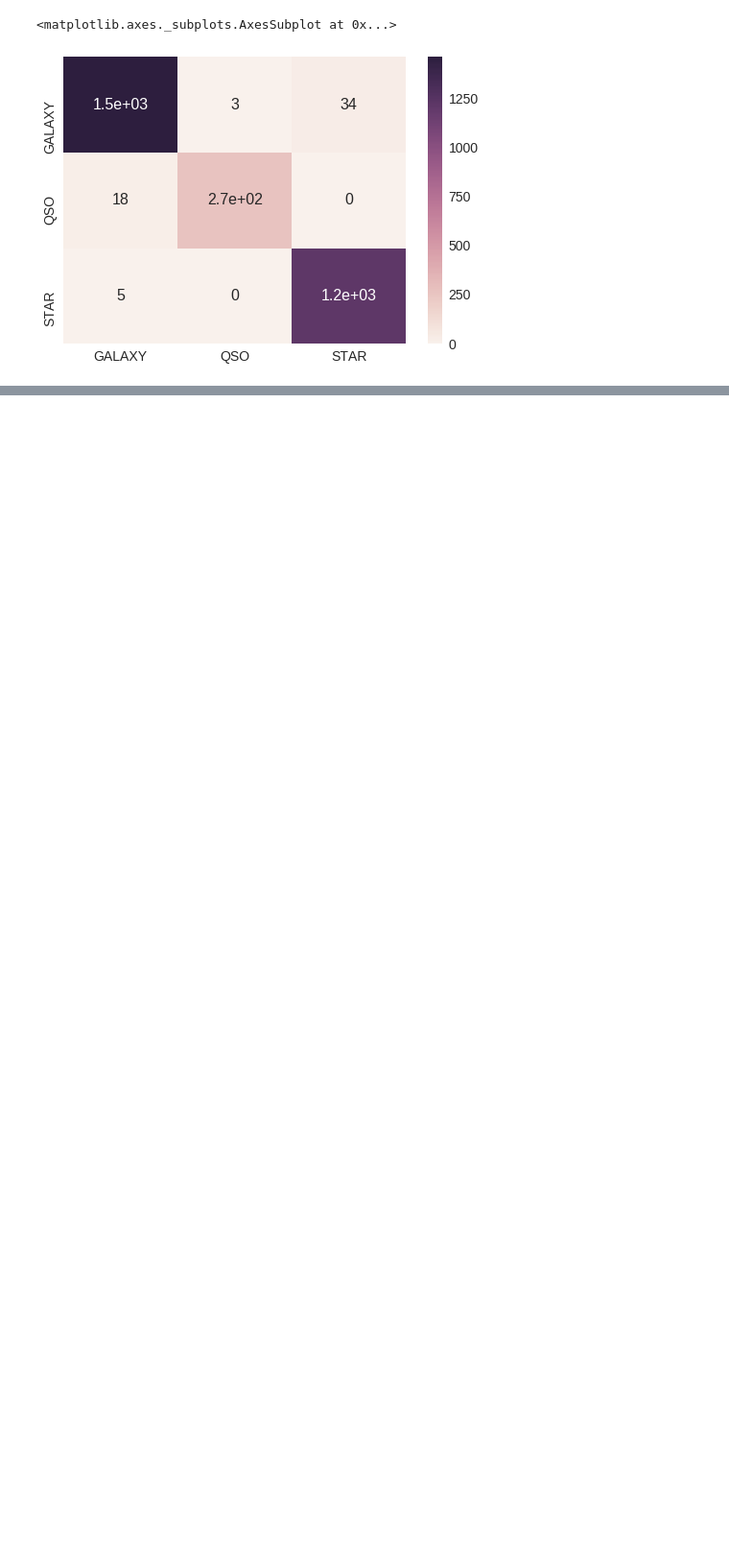
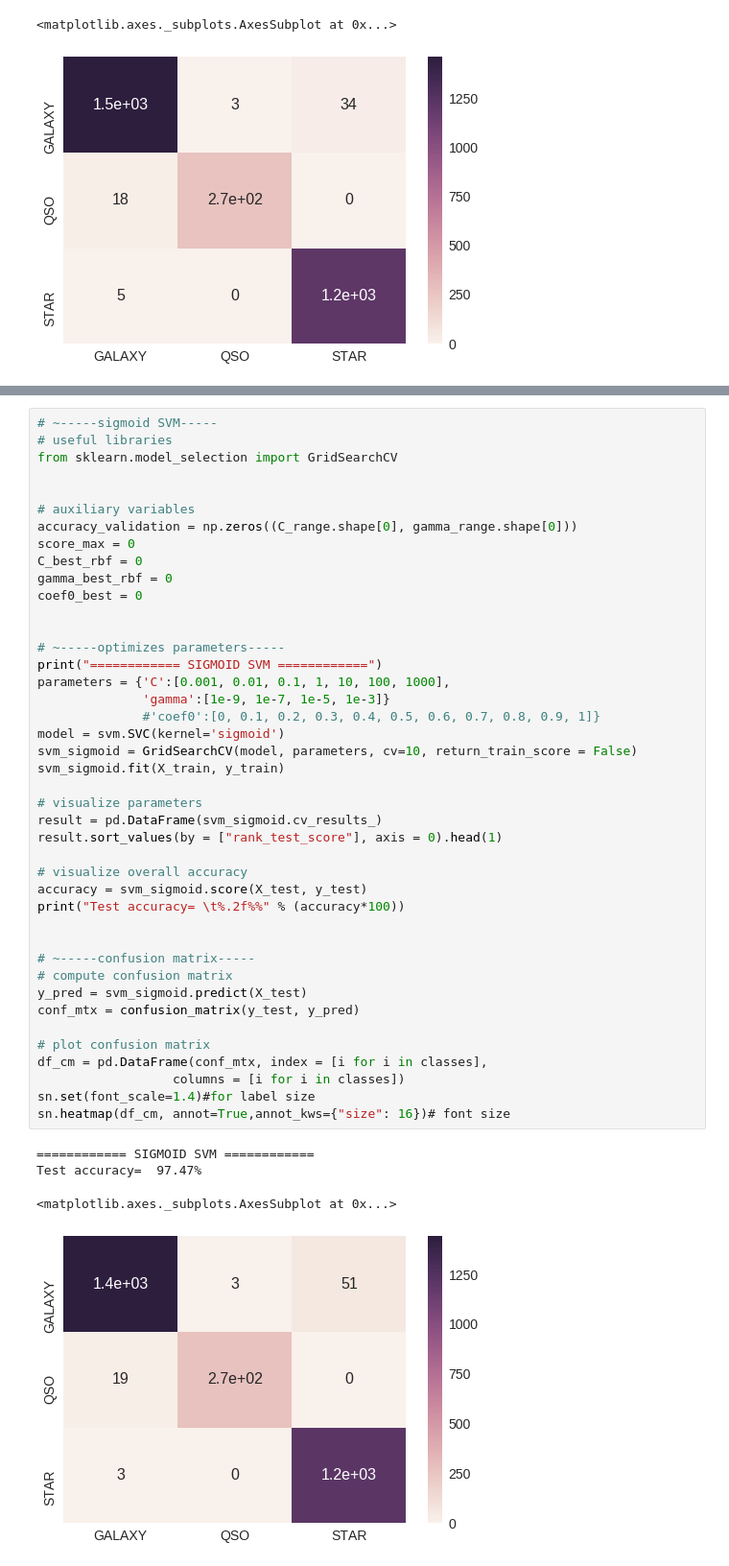
Before and after one commit to MattiaPOLI/DR14, a Jupyter notebook: SVM.ipynb, the cells around one changed output, grey strips where cells are left out. Shown at 96% size. Saved outputs shown, nothing was run; the diff lists cells and outputs as text; blank space fills up the shorter version.

Commit message:
Sigmoid SVM

```diff
--- a/SVM.ipynb
+++ b/SVM.ipynb
@@ -401,3 +403,50 @@ enable_plotly_in_cell()
 plotly.offline.iplot(figure, filename="rbfAccuracy")
 # %% [output]
 [interactive output not drawn]
+# %%
+# ~-----sigmoid SVM-----
+# useful libraries
+from sklearn.model_selection import GridSearchCV
+
+
+# auxiliary variables
+accuracy_validation = np.zeros((C_range.shape[0], gamma_range.shape[0]))
+score_max = 0
+C_best_rbf = 0
+gamma_best_rbf = 0
+coef0_best = 0
+
+
+# ~-----optimizes parameters-----
+print("============ SIGMOID SVM ============")
+parameters = {'C':[0.001, 0.01, 0.1, 1, 10, 100, 1000],
+              'gamma':[1e-9, 1e-7, 1e-5, 1e-3]}
+              #'coef0':[0, 0.1, 0.2, 0.3, 0.4, 0.5, 0.6, 0.7, 0.8, 0.9, 1]}
+model = svm.SVC(kernel='sigmoid')
+svm_sigmoid = GridSearchCV(model, parameters, cv=10, return_train_score = False)
+svm_sigmoid.fit(X_train, y_train)
+
+# visualize parameters
+result = pd.DataFrame(svm_sigmoid.cv_results_)
+result.sort_values(by = ["rank_test_score"], axis = 0).head(1)
+
+# visualize overall accuracy
+accuracy = svm_sigmoid.score(X_test, y_test)
+print("Test accuracy= \t%.2f%%" % (accuracy*100))
+
+
+# ~-----confusion matrix-----
+# compute confusion matrix
+y_pred = svm_sigmoid.predict(X_test)
+conf_mtx = confusion_matrix(y_test, y_pred)
+
+# plot confusion matrix
+df_cm = pd.DataFrame(conf_mtx, index = [i for i in classes],
+                  columns = [i for i in classes])
+sn.set(font_scale=1.4)#for label size
+sn.heatmap(df_cm, annot=True,annot_kws={"size": 16})# font size
+# %% [output]
+============ SIGMOID SVM ============
+Test accuracy=  97.47%
+<matplotlib.axes._subplots.AxesSubplot at 0x...>
+[figure, added]
```
Also changed, not shown: parts of 3 cells of this notebook.
